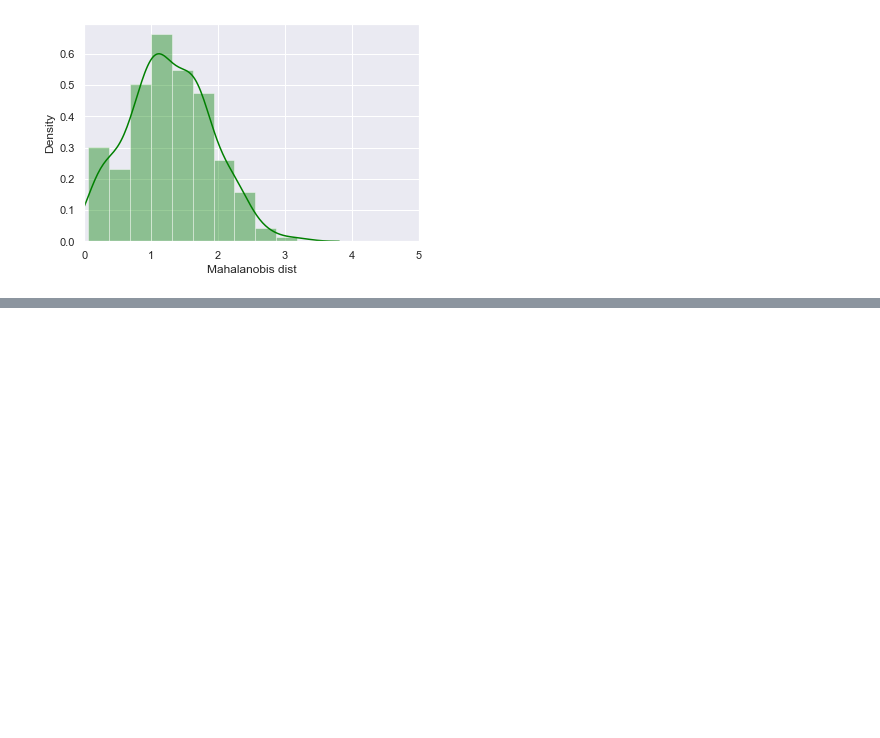
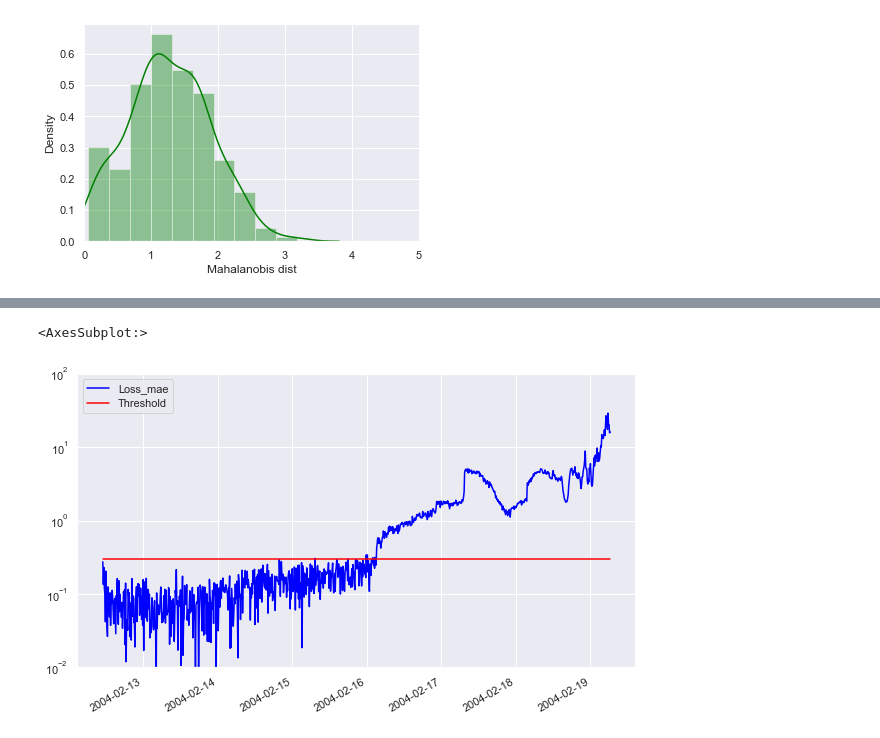
Before and after one commit to levflevine/Pred_Maintenance, a Jupyter notebook: Pred_Maint.ipynb, the cells around one changed output, grey strips where cells are left out. Saved outputs shown, nothing was run; the diff lists cells and outputs as text; code cells hidden in the pictures; blank space fills up the shorter version.

```diff
--- a/Pred_Maint.ipynb
+++ b/Pred_Maint.ipynb
@@ -182,0 +301,11 @@ Text(0.5, 0, 'Mahalanobis dist')
+# %%
+X_pred = model.predict(np.array(X_test))
+X_pred = pd.DataFrame(X_pred,
+                      columns=X_test.columns)
+X_pred.index = X_test.index
+
+scored = pd.DataFrame(index=X_test.index)
+scored['Loss_mae'] = np.mean(np.abs(X_pred-X_test), axis = 1)
+scored['Threshold'] = 0.3
+scored['Anomaly'] = scored['Loss_mae'] > scored['Threshold']
+scored.head()
@@ -182,0 +320,11 @@ Text(0.5, 0, 'Mahalanobis dist')
+# %%
+X_pred_train = model.predict(np.array(X_train))
+X_pred_train = pd.DataFrame(X_pred_train,
+                      columns=X_train.columns)
+X_pred_train.index = X_train.index
+
+scored_train = pd.DataFrame(index=X_train.index)
+scored_train['Loss_mae'] = np.mean(np.abs(X_pred_train-X_train), axis = 1)
+scored_train['Threshold'] = 0.3
+scored_train['Anomaly'] = scored_train['Loss_mae'] > scored_train['Threshold']
+scored = pd.concat([scored_train, scored])
@@ -182,0 +333,6 @@ Text(0.5, 0, 'Mahalanobis dist')
+# %%
+scored.plot(logy=True,
+    figsize = (10,6), ylim = [1e-2,1e2], color = ['blue','red'])
+# %% [output]
+<AxesSubplot:>
+[figure, added]
```
Also changed, not shown: parts of 10 cells of this notebook.
